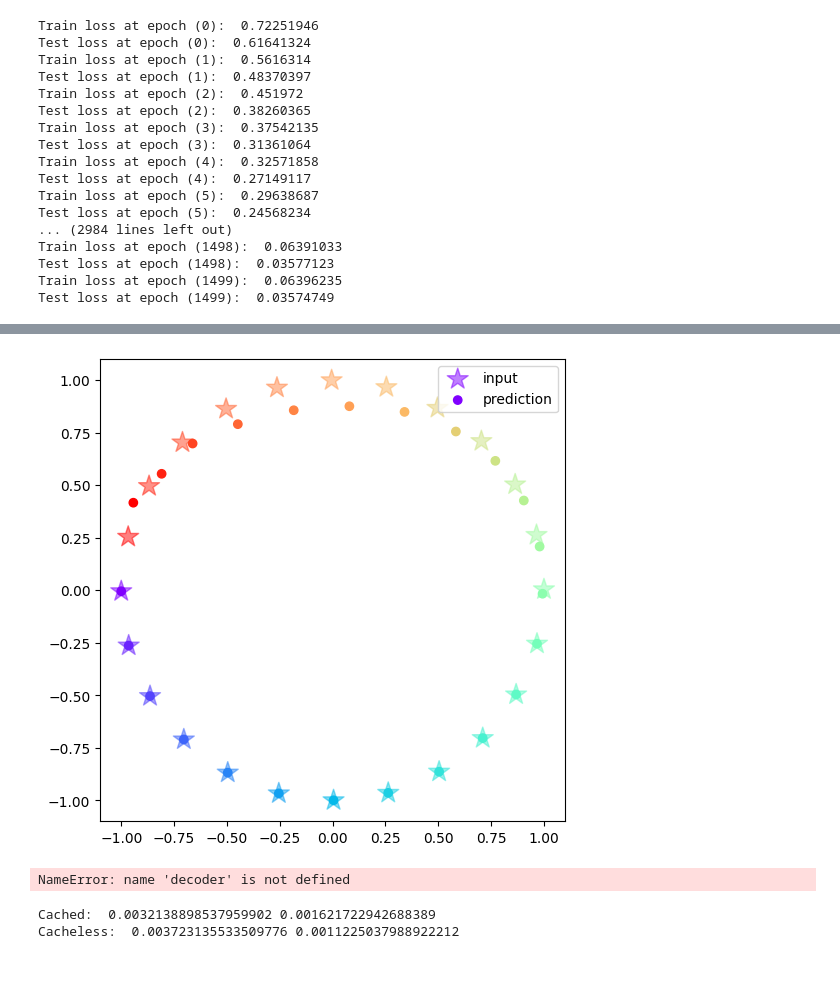
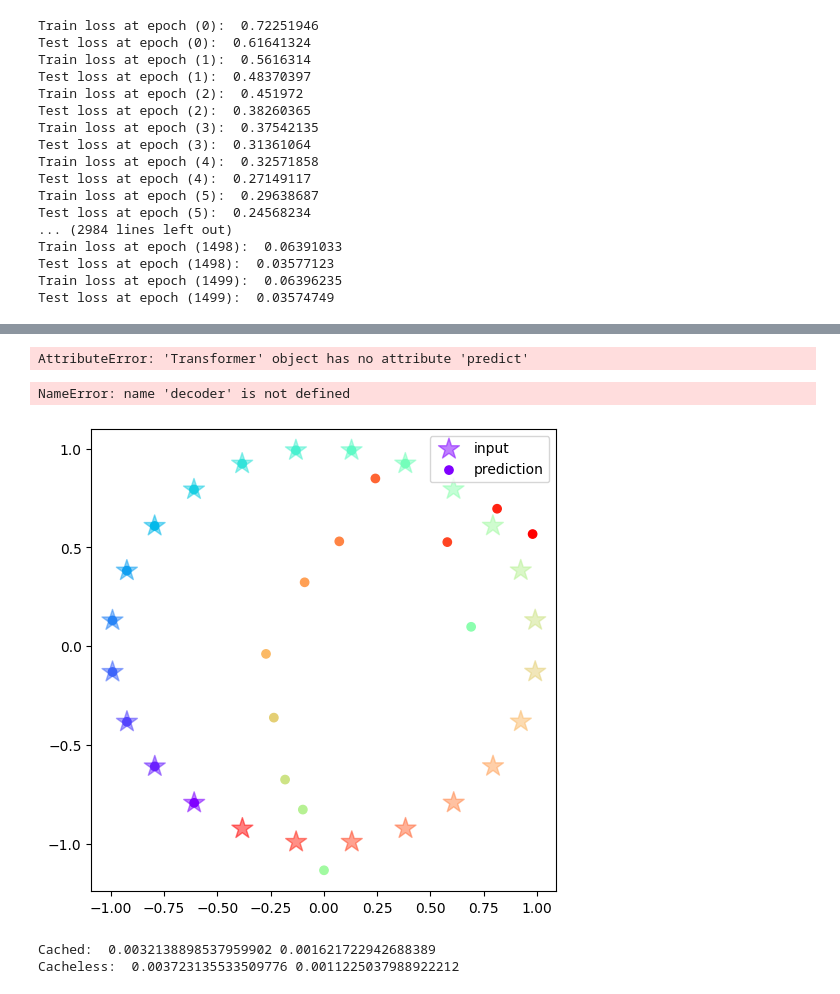
Before and after one commit to pyretttt/mosquitto, a Jupyter notebook: ml/transformers.ipynb, the cells around one changed output, grey strips where cells are left out. Cells and saved outputs as stored; diff of their text form; code cells hidden in the pictures.

Commit message:
transformer_encoder_decoder

```diff
--- a/ml/transformers.ipynb
+++ b/ml/transformers.ipynb
@@ -127,10 +129,10 @@ plot_circle(X_train[4], y_train[4])
 # %%
 cfg = TransformerConfig(
     input_size=2,
-    attn_d_k=32,
-    transformer_proj_dim=64,
+    attn_d_k=64,
+    transformer_proj_dim=128,
     dropout=0.2,
-    nlayers=2,
+    nlayers=3,
     is_self_attn=False,
     max_seq_len=TARGET_SEQ_LEN + SOURCE_SEQ_LEN,
     nheads=2,
@@ -258,3 +260,25 @@ Train loss at epoch (1498):  0.06391033
 Test loss at epoch (1498):  0.03577123
 Train loss at epoch (1499):  0.06396235
 Test loss at epoch (1499):  0.03574749
+# %%
+train_dataset = TensorDataset(X_train, y_train)
+test_dataset = TensorDataset(X_test, y_test)
+
+EPOCHS = 750
+
+train_data_loader = DataLoader(train_dataset, batch_size=16, shuffle=True)
+test_data_loader = DataLoader(test_dataset, batch_size=16, shuffle=True)
+cached_decoder = Transformer(cfg)
+optimizer = SGD(cached_decoder.parameters(), lr=1e-4, momentum=0.9)
+lr_scheduler = CosineAnnealingLR(optimizer, T_max=EPOCHS)
+trainer = Trainer(
+    train_data_loader=train_data_loader,
+    test_data_loader=test_data_loader,
+    # optimizer=AdamW(decoder.parameters(), lr=1e-5),
+    optimizer=optimizer,
+    model=cached_decoder,
+    lr_scheduler=lr_scheduler,
+    epochs=EPOCHS
+)
+
+trainer.train(loss_fn=nn.L1Loss())
@@ -276,7 +318,7 @@ plot_circle(
     prediction=torch.cat((labels[0:SOURCE_SEQ_LEN, :], predictions[0])).detach().numpy()[0:],
 )
 # %% [output]
-[figure, removed]
+AttributeError: 'Transformer' object has no attribute 'predict'
 # %%
 x_sample, y_sample = test_dataset[np.random.randint(0, TEST_SIZE)]
 predictions = predict(decoder, TARGET_SEQ_LEN, x_sample.unsqueeze(0)[:, :SOURCE_SEQ_LEN, :])
@@ -288,6 +330,17 @@ plot_circle(
 )
 # %% [output]
 NameError: name 'decoder' is not defined
+# %%
+x_sample, y_sample = test_dataset[np.random.randint(0, TEST_SIZE)]
+predictions = cached_decoder(x_sample.unsqueeze(0)[:, :SOURCE_SEQ_LEN, :])
+labels = torch.cat((x_sample, y_sample[-1:]))
+
+plot_circle(
+    input=labels.detach().numpy()[0:],
+    prediction=torch.cat((labels[0:SOURCE_SEQ_LEN, :], predictions[0])).detach().numpy()[0:],
+)
+# %% [output]
+[figure, added]
 # %%
 import time
 
```
Also changed, not shown: parts of 3 cells of this notebook, 4 other files.
